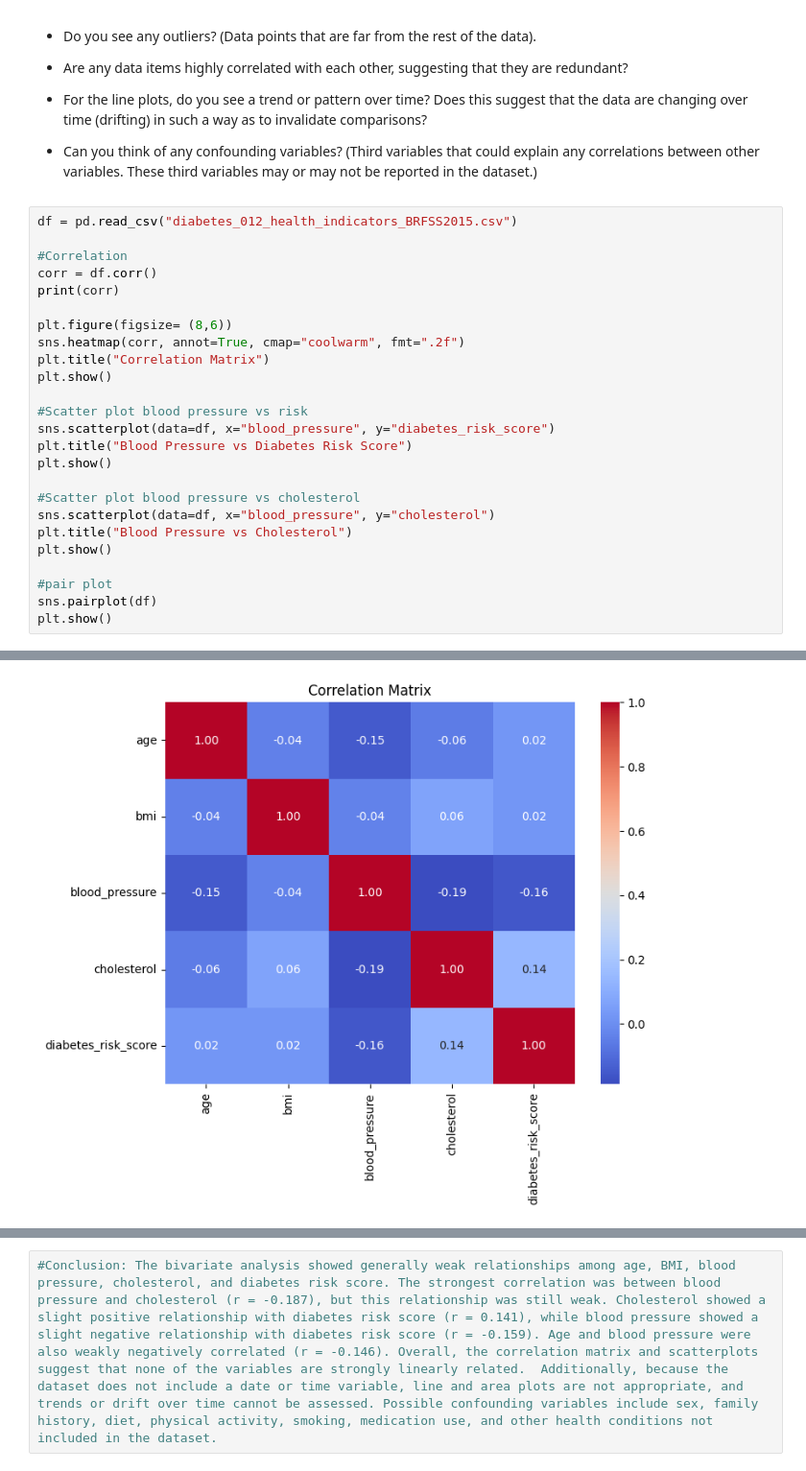
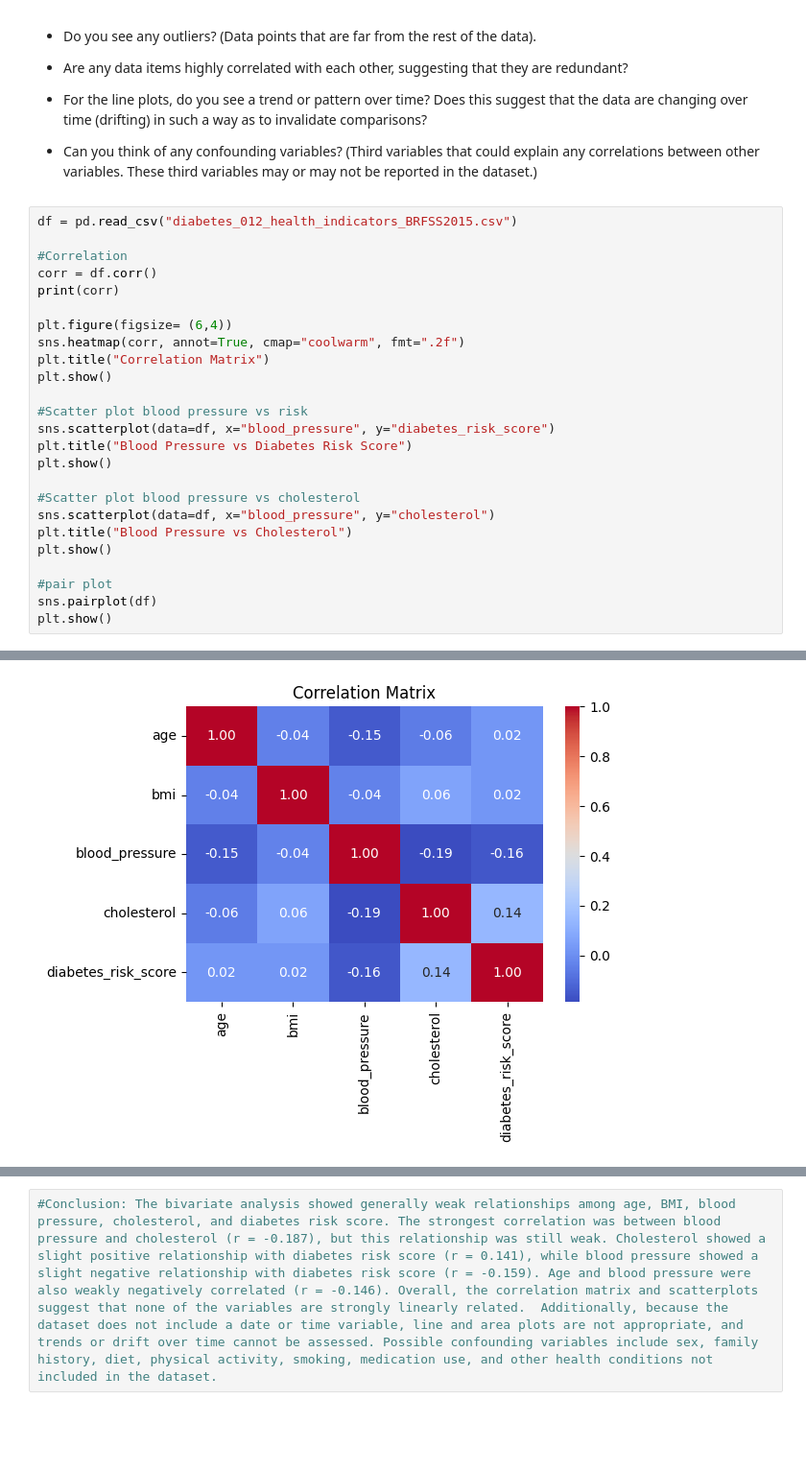
Before and after one commit to Ian123Ian595/Module-B-semester-2, a Jupyter notebook: Week6.ipynb, the cells around one changed output, grey strips where cells are left out. Shown at 96% size. Saved outputs shown, nothing was run; the diff lists cells and outputs as text; blank space fills up the shorter version.

```diff
--- a/Week6.ipynb
+++ b/Week6.ipynb
@@ -80,39 +80,39 @@ df = pd.read_csv("diabetes_012_health_indicators_BRFSS2015.csv")
 corr = df.corr()
 print(corr)
 
-plt.figure(figsize= (8,6))
+plt.figure(figsize= (6,4))
 sns.heatmap(corr, annot=True, cmap="coolwarm", fmt=".2f")
 plt.title("Correlation Matrix")
 plt.show()
 
 #Scatter plot blood pressure vs risk
 sns.scatterplot(data=df, x="blood_pressure", y="diabetes_risk_score")
 plt.title("Blood Pressure vs Diabetes Risk Score")
 plt.show()
 
 #Scatter plot blood pressure vs cholesterol
 sns.scatterplot(data=df, x="blood_pressure", y="cholesterol")
 plt.title("Blood Pressure vs Cholesterol")
 plt.show()
 
 #pair plot
 sns.pairplot(df)
 plt.show()
 # %% [output]
                           age       bmi  blood_pressure  cholesterol  \
 age                  1.000000 -0.039413       -0.145823    -0.056075
 bmi                 -0.039413  1.000000       -0.037166     0.063924
 blood_pressure      -0.145823 -0.037166        1.000000    -0.187027
 cholesterol         -0.056075  0.063924       -0.187027     1.000000
 diabetes_risk_score  0.024851  0.024664       -0.158997     0.140518
 
                      diabetes_risk_score
 age                             0.024851
 bmi                             0.024664
 blood_pressure                 -0.158997
 cholesterol                     0.140518
 diabetes_risk_score             1.000000
-[figure, old version]
+[figure, new version]
 [figure]
 [figure]
 [figure]
```
Also changed, not shown: 1 other file.
